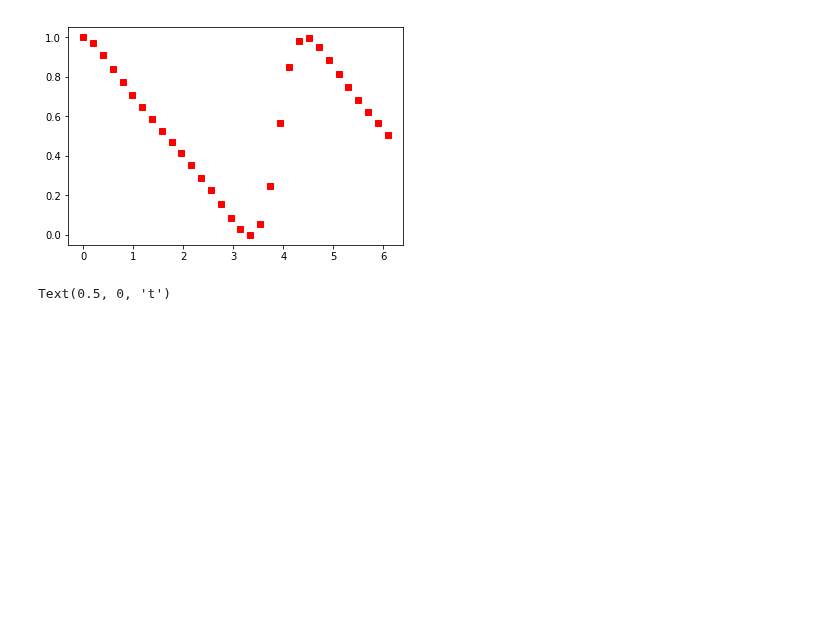
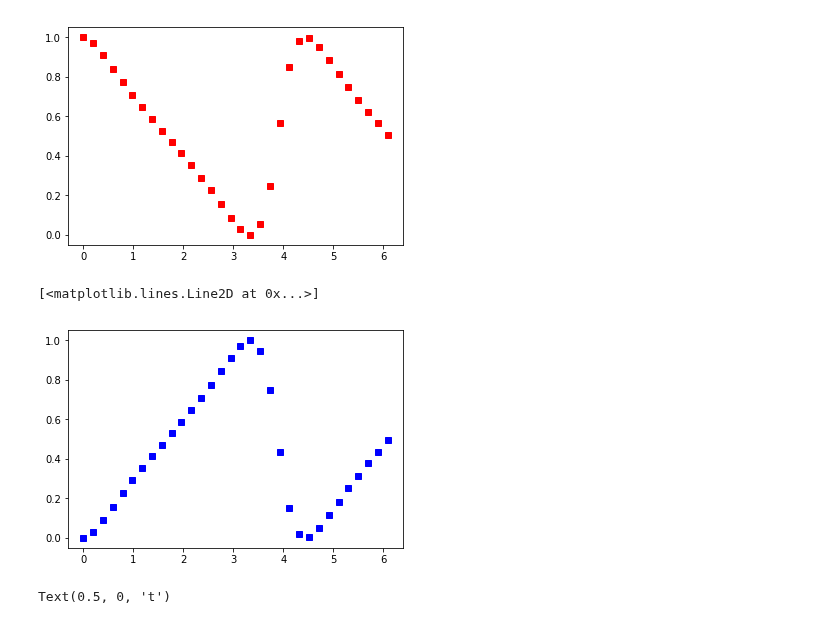
Before and after one commit to gderosa/timeq, a Jupyter notebook: comp/jupyter/detect.ipynb, the cells around one changed output. Saved outputs shown, nothing was run; the diff lists cells and outputs as text; code cells hidden in the pictures; blank space fills up the shorter version.

```diff
--- a/comp/jupyter/detect.ipynb
+++ b/comp/jupyter/detect.ipynb
@@ -418,6 +418,11 @@ plt.plot(times, probs0, 'rs')
 # %% [output]
 [<matplotlib.lines.Line2D at 0x...>]
 [figure]
+# %%
+plt.plot(times, probs1, 'bs')
+# %% [output]
+[<matplotlib.lines.Line2D at 0x...>]
+[figure, added]
 # %%
 fig = plt.figure(figsize=(12,12))
 
```
Also changed, not shown: parts of 3 cells of this notebook, 4 other files.
